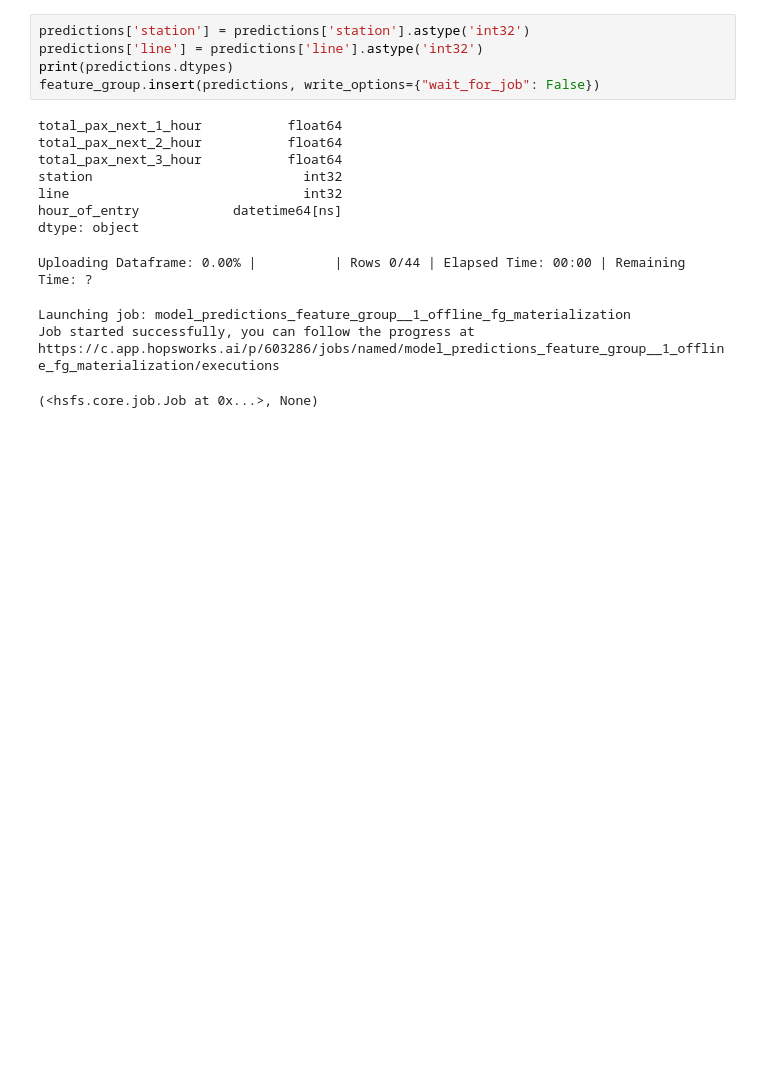
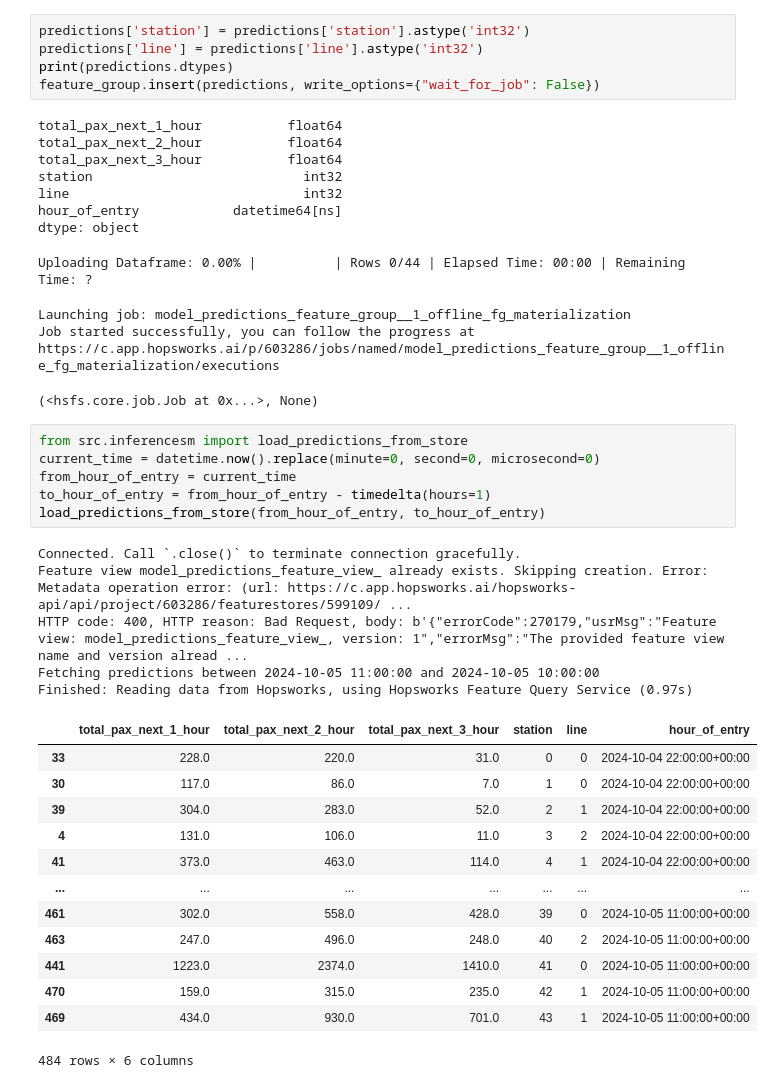
Before and after one commit to simonmontt/Passenger-Flow-Prediction-CABA, a Jupyter notebook: inference_pipeline.ipynb, the cells around one changed output. Cells and saved outputs as stored; diff of their text form; blank space fills up the shorter version.

Commit message:
Fix error for deployment

```diff
--- a/inference_pipeline.ipynb
+++ b/inference_pipeline.ipynb
@@ -151,3 +149,28 @@ Launching job: model_predictions_feature_group__1_offline_fg_materialization
 Job started successfully, you can follow the progress at
 https://c.app.hopsworks.ai/p/603286/jobs/named/model_predictions_feature_group__1_offline_fg_materialization/executions
 (<hsfs.core.job.Job at 0x...>, None)
+# %%
+from src.inferencesm import load_predictions_from_store
+current_time = datetime.now().replace(minute=0, second=0, microsecond=0)
+from_hour_of_entry = current_time
+to_hour_of_entry = from_hour_of_entry - timedelta(hours=1)
+load_predictions_from_store(from_hour_of_entry, to_hour_of_entry)
+# %% [output]
+Connected. Call `.close()` to terminate connection gracefully.
+Feature view model_predictions_feature_view_ already exists. Skipping creation. Error: Metadata operation error: (url: https://c.app.hopsworks.ai/hopsworks-api/api/project/603286/featurestores/599109/ ...
+HTTP code: 400, HTTP reason: Bad Request, body: b'{"errorCode":270179,"usrMsg":"Feature view: model_predictions_feature_view_, version: 1","errorMsg":"The provided feature view name and version alread ...
+Fetching predictions between 2024-10-05 11:00:00 and 2024-10-05 10:00:00
+Finished: Reading data from Hopsworks, using Hopsworks Feature Query Service (0.97s)
+|  | total_pax_next_1_hour | total_pax_next_2_hour | total_pax_next_3_hour | station | line | hour_of_entry |
+| 33 | 228.0 | 220.0 | 31.0 | 0 | 0 | 2024-10-04 22:00:00+00:00 |
+| 30 | 117.0 | 86.0 | 7.0 | 1 | 0 | 2024-10-04 22:00:00+00:00 |
+| 39 | 304.0 | 283.0 | 52.0 | 2 | 1 | 2024-10-04 22:00:00+00:00 |
+| 4 | 131.0 | 106.0 | 11.0 | 3 | 2 | 2024-10-04 22:00:00+00:00 |
+| 41 | 373.0 | 463.0 | 114.0 | 4 | 1 | 2024-10-04 22:00:00+00:00 |
+| ... | ... | ... | ... | ... | ... | ... |
+| 461 | 302.0 | 558.0 | 428.0 | 39 | 0 | 2024-10-05 11:00:00+00:00 |
+| 463 | 247.0 | 496.0 | 248.0 | 40 | 2 | 2024-10-05 11:00:00+00:00 |
+| 441 | 1223.0 | 2374.0 | 1410.0 | 41 | 0 | 2024-10-05 11:00:00+00:00 |
+| 470 | 159.0 | 315.0 | 235.0 | 42 | 1 | 2024-10-05 11:00:00+00:00 |
+| 469 | 434.0 | 930.0 | 701.0 | 43 | 1 | 2024-10-05 11:00:00+00:00 |
+484 rows × 6 columns
```
Also changed, not shown: parts of 7 cells of this notebook, 1 other file.
